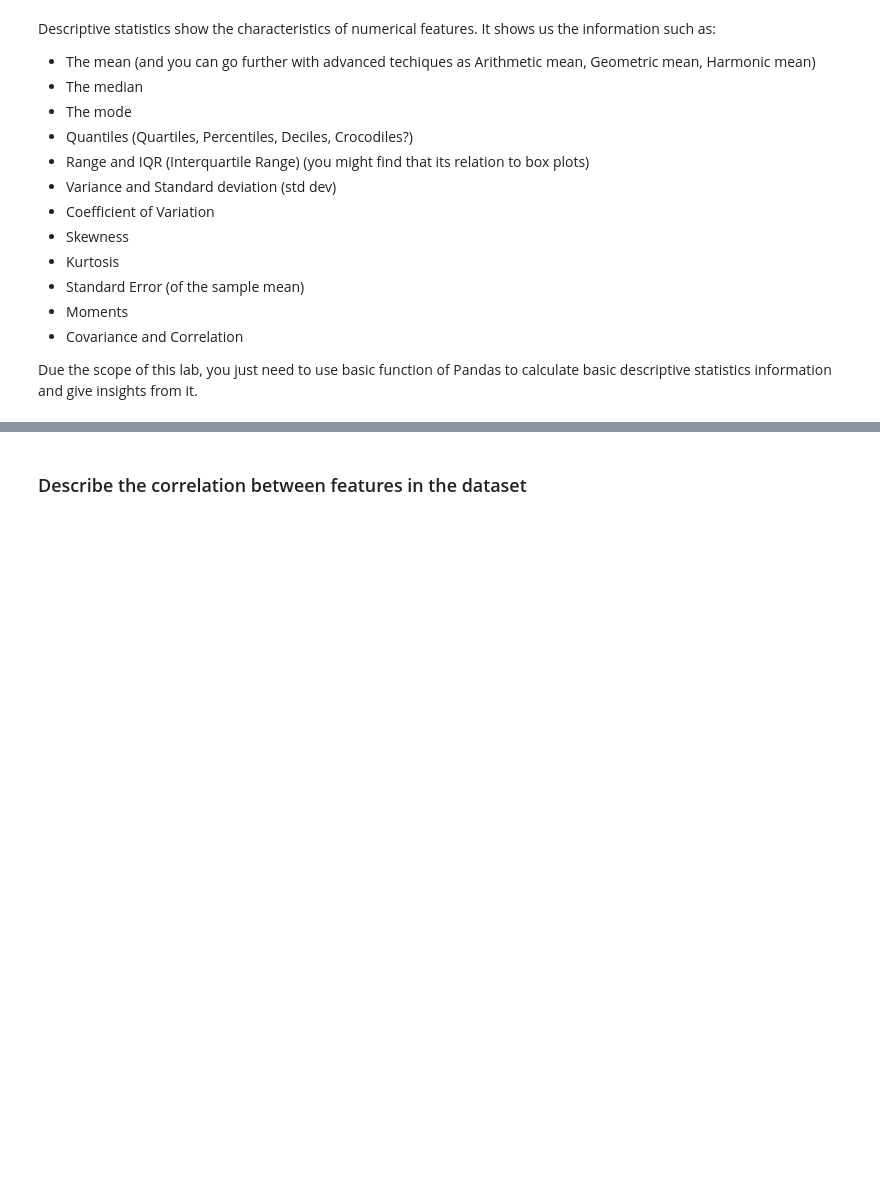
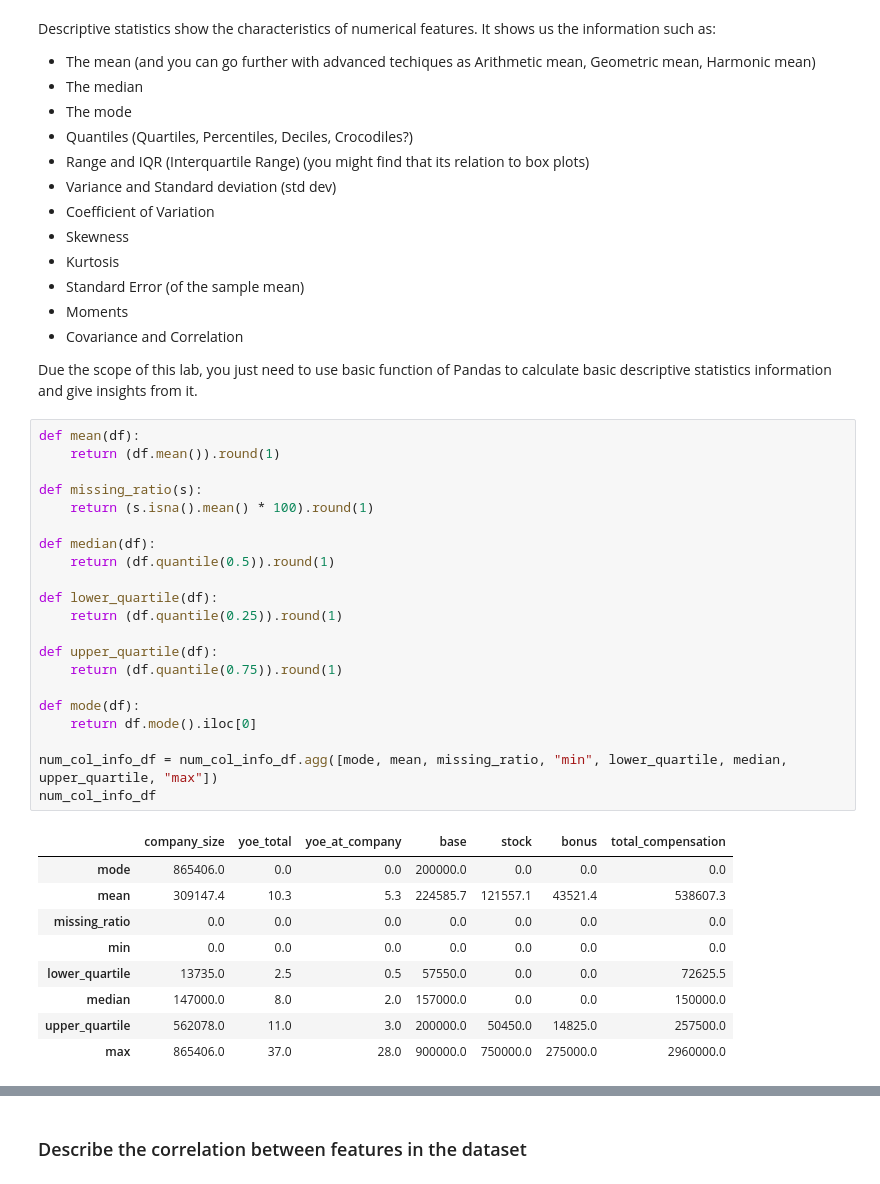
Before and after one commit to Namiscrea7or/SWE-Salary, a Jupyter notebook: notebooks/3-exploration.ipynb, the cells around one changed output, grey strips where cells are left out. Cells and saved outputs as stored; diff of their text form; blank space fills up the shorter version.

```diff
--- a/notebooks/3-exploration.ipynb
+++ b/notebooks/3-exploration.ipynb
@@ -91,3 +91,34 @@ Descriptive statistics show the characteristics of numerical features. It shows
 - Covariance and Correlation
 
 Due the scope of this lab, you just need to use basic function of Pandas to calculate basic descriptive statistics information and give insights from it.
+# %%
+def mean(df):
+    return (df.mean()).round(1)
+
+def missing_ratio(s):
+    return (s.isna().mean() * 100).round(1)
+
+def median(df):
+    return (df.quantile(0.5)).round(1)
+
+def lower_quartile(df):
+    return (df.quantile(0.25)).round(1)
+
+def upper_quartile(df):
+    return (df.quantile(0.75)).round(1)
+
+def mode(df):
+    return df.mode().iloc[0]
+
+num_col_info_df = num_col_info_df.agg([mode, mean, missing_ratio, "min", lower_quartile, median, upper_quartile, "max"])
+num_col_info_df
+# %% [output]
+|  | company_size | yoe_total | yoe_at_company | base | stock | bonus | total_compensation |
+| mode | 865406.0 | 0.0 | 0.0 | 200000.0 | 0.0 | 0.0 | 0.0 |
+| mean | 309147.4 | 10.3 | 5.3 | 224585.7 | 121557.1 | 43521.4 | 538607.3 |
+| missing_ratio | 0.0 | 0.0 | 0.0 | 0.0 | 0.0 | 0.0 | 0.0 |
+| min | 0.0 | 0.0 | 0.0 | 0.0 | 0.0 | 0.0 | 0.0 |
+| lower_quartile | 13735.0 | 2.5 | 0.5 | 57550.0 | 0.0 | 0.0 | 72625.5 |
+| median | 147000.0 | 8.0 | 2.0 | 157000.0 | 0.0 | 0.0 | 150000.0 |
+| upper_quartile | 562078.0 | 11.0 | 3.0 | 200000.0 | 50450.0 | 14825.0 | 257500.0 |
+| max | 865406.0 | 37.0 | 28.0 | 900000.0 | 750000.0 | 275000.0 | 2960000.0 |
```
Also changed, not shown: parts of 9 cells of this notebook.
